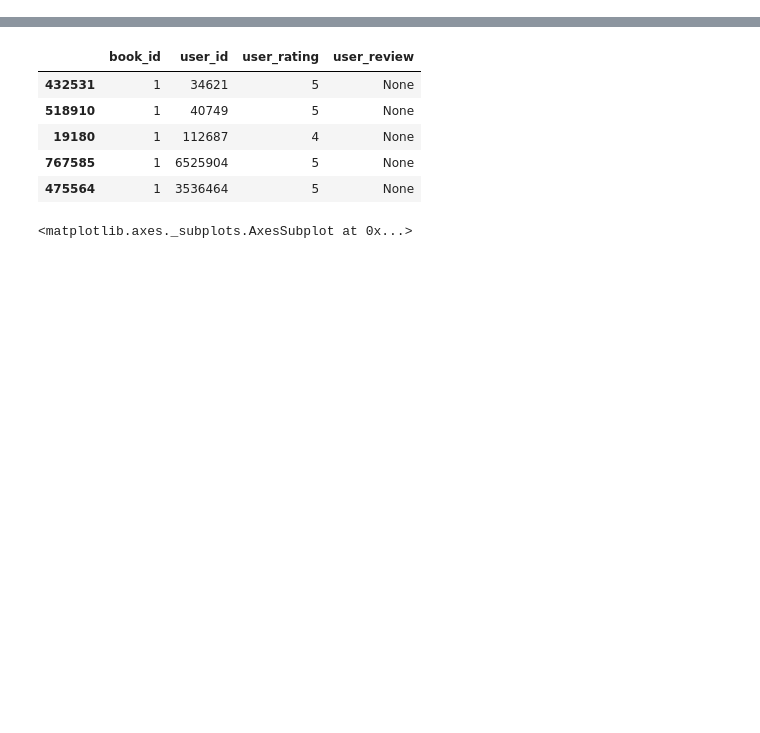
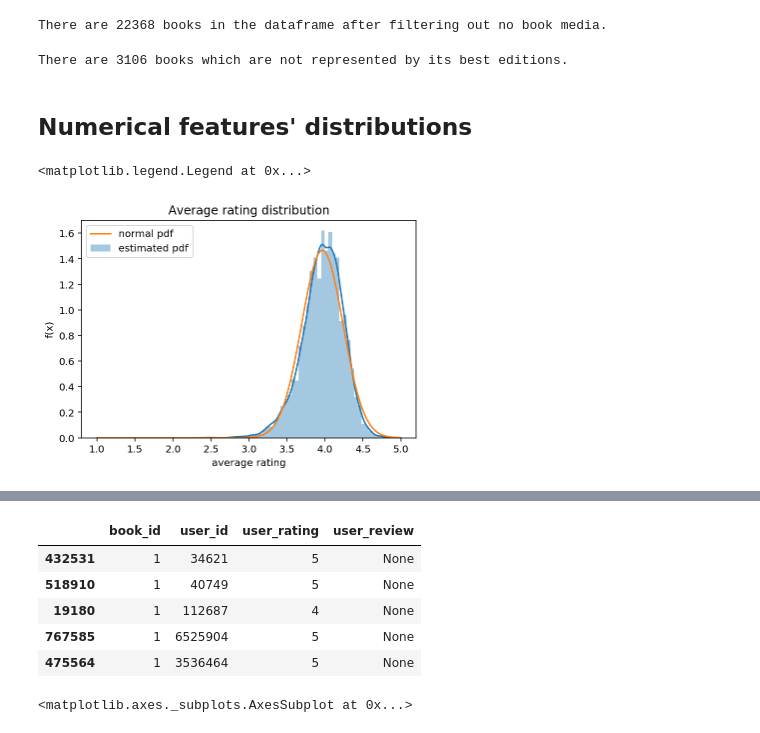
Before and after one commit to Stardust87/book-review-generator, a Jupyter notebook: modelling/Data Analysis.ipynb, the cells around one changed output, grey strips where cells are left out. Saved outputs shown, nothing was run; the diff lists cells and outputs as text; code cells hidden in the pictures; blank space fills up the shorter version.

```diff
--- a/modelling/Data Analysis.ipynb
+++ b/modelling/Data Analysis.ipynb
@@ -11,0 +48,26 @@ books_df = pd.read_csv('../data/books.csv')
+# %%
+num_of_books = books_df.loc[books_df.media_type == 'book'].count().id
+print(f'There are {num_of_books} books in the dataframe after filtering out no book media.')
+# %% [output]
+There are 22368 books in the dataframe after filtering out no book media.
+# %%
+not_best_edition_books = books_df.loc[books_df.id != books_df.best_id]
+print(f'There are {not_best_edition_books.count().id} books which are not represented by its best editions.')
+# %% [output]
+There are 3106 books which are not represented by its best editions.
+# %% [markdown]
+## Numerical features' distributions
+# %%
+norm_pdf = lambda x, mu, sigma: np.exp(-((x-mu)/sigma)**2/2)/(np.sqrt(2*np.pi)*sigma)
+# %%
+sns.distplot(books_df.average_rating.values, kde=True)
+plt.title('Average rating distribution')
+plt.xlabel('average rating')
+plt.ylabel('f(x)')
+
+x = np.linspace(1, 5, 100)
+plt.plot(x, norm_pdf(x, books_df.average_rating.mean(), books_df.average_rating.std()))
+plt.legend(['normal pdf', 'estimated pdf'])
+# %% [output]
+<matplotlib.legend.Legend at 0x...>
+[figure, added]
```
Also changed, not shown: parts of 17 cells of this notebook.
